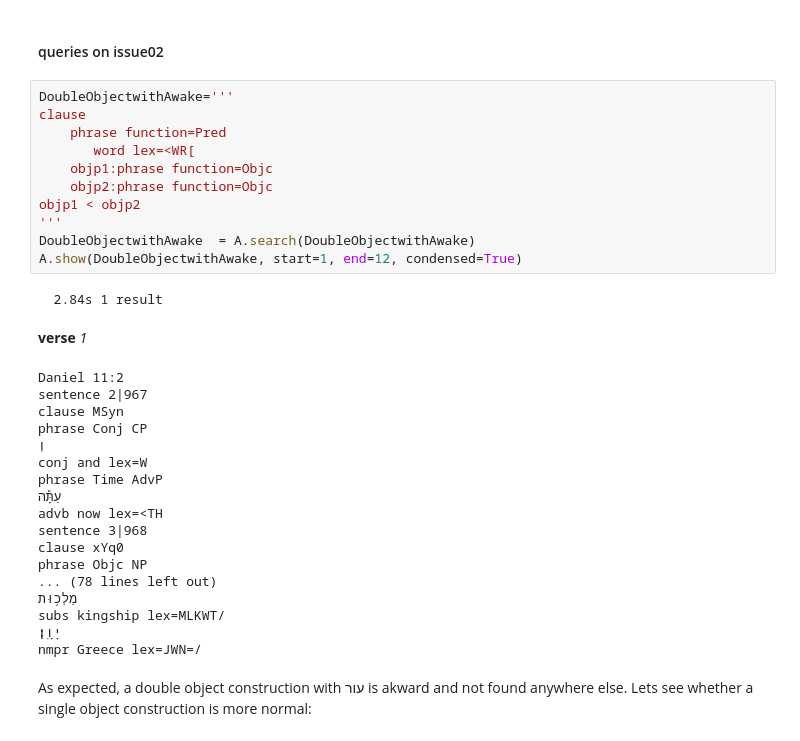
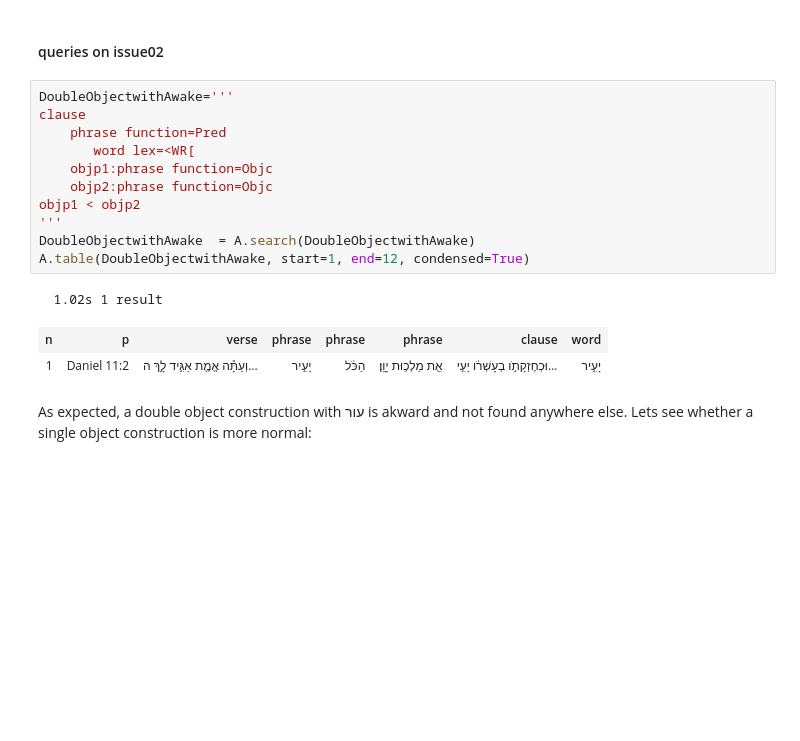
Before and after one commit to oliverglanz/Text-Fabric, a Jupyter notebook: Daniel11/0000_ETCBC-TF_2002-BHS_Daniel11_research_o.glanz_prof-edition.ipynb, the cells around one changed output. Drawn from its saved outputs; the diff is of its cells as text; blank space fills up the shorter version.

```diff
--- a/Daniel11/0000_ETCBC-TF_2002-BHS_Daniel11_research_o.glanz_prof-edition.ipynb
+++ b/Daniel11/0000_ETCBC-TF_2002-BHS_Daniel11_research_o.glanz_prof-edition.ipynb
@@ -249,34 +273,18 @@ While it is more likely to have הַכֹּ֔ל function as subject (30x) one can
 # %%
 DoubleObjectwithAwake='''
 clause
     phrase function=Pred
        word lex=<WR[
     objp1:phrase function=Objc
     objp2:phrase function=Objc
 objp1 < objp2
 '''
 DoubleObjectwithAwake  = A.search(DoubleObjectwithAwake)
-A.show(DoubleObjectwithAwake, start=1, end=12, condensed=True)
+A.table(DoubleObjectwithAwake, start=1, end=12, condensed=True)
 # %% [output]
-  2.84s 1 result
+  1.02s 1 result
-verse 1
-Daniel 11:2
-sentence 2|967
-clause MSyn
-phrase Conj CP
-וְ
-conj and lex=W
-phrase Time AdvP
-עַתָּ֕ה
-advb now lex=<TH
-sentence 3|968
-clause xYq0
-phrase Objc NP
-... (78 lines left out)
-מַלְכ֥וּת
-subs kingship lex=MLKWT/
-יָוָֽן׃
-nmpr Greece lex=JWN=/
+| n | p | verse | phrase | phrase | phrase | clause | word |
+| 1 | Daniel 11:2 | וְעַתָּ֕ה אֱמֶ֖ת אַגִּ֣יד לָ֑ךְ ה... | יָעִ֣יר | הַכֹּ֔ל | אֵ֖ת מַלְכ֥וּת יָוָֽן׃ | וּכְחֶזְקָתֹ֣ו בְעָשְׁרֹ֔ו יָעִ֣י... | יָעִ֣יר |
 # %% [markdown]
 As expected, a double object construction with עור is akward and not found anywhere else. Lets see whether a single object construction is more normal:
 # %%
```
Also changed, not shown: parts of 13 cells of this notebook, 1 other file.
